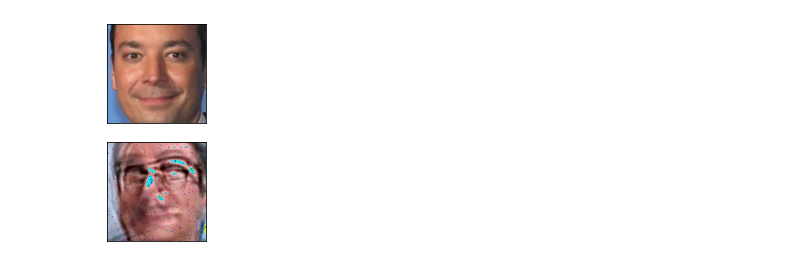
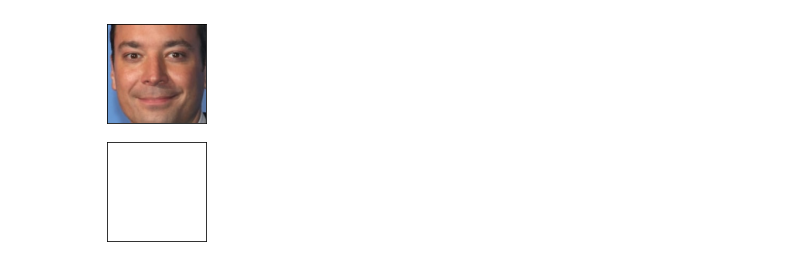
Before and after one commit to gandhiarjun/deepfake-generation, a Jupyter notebook: Auto_Encoders.ipynb, the cells around one changed output. Cells and saved outputs as stored; diff of their text form; code cells hidden in the pictures.

Commit message:
updated auto-encoder, outputs nothing :(

```diff
--- a/Auto_Encoders.ipynb
+++ b/Auto_Encoders.ipynb
@@ -47,5 +219,4 @@ class AE(nn.Module):
 # %%
-# /content/drive/MyDrive/UMDCP/CMSC/CMSC472/JohnOliver1-cropped-face-crop
 class AEDataset(Dataset):
     def __init__(self, file_path):
         self.file_path = file_path
@@ -56,10 +227,6 @@ class AEDataset(Dataset):
             if filename.endswith(".jpg"):
                 img = cv2.imread(file_path + '/'+filename)
                 img = cv2.resize(img,(128,128))
-
-                # grayImage = cv2.cvtColor(img, cv2.COLOR_BGR2GRAY)
-                # (thresh, blackAndWhiteImage) = cv2.threshold(grayImage, 127, 255, cv2.THRESH_BINARY)
-
                 temp.append(img)
 
                 if count % 100 == 0: print(str(count) + ' images done')
@@ -67,19 +234,15 @@ class AEDataset(Dataset):
                 count += 1
         print(len(temp))
         self.x = torch.tensor(temp,dtype=torch.float32)
+        self.x = self.x.view(self.x.shape[0],3,self.x.shape[1],self.x.shape[2])
         print(self.x[0].shape)
-        self.x = torch.flatten(self.x,1)
+        # self.x = torch.flatten(self.x,1)
         print(self.x.shape)
     def __len__(self):
         return len(self.x)
 
     def __getitem__(self, idx):
-        ## return image, and, if not test mode, the label at the given index
-        ## valid formats include:
-        ## {'image': image, 'label': label}
-        ## image, label
-        ## where image and label have both been converted to torch.Tensors
-        image = self.x[idx].clone().detach()
+        image = self.x[idx].clone().detach()/255
         return image
 # %%
 from google.colab import drive
@@ -89,15 +252,15 @@ Drive already mounted at /content/drive; to attempt to forcibly remount, call dr
 # %%
 # hyperparameters
-epochs = 500
-learning_rate = 0.001
-batch_size = 50
+epochs = 10
+learning_rate = 0.01
+batch_size = 100
 # %%
 #  use gpu if available
 device = torch.device("cuda" if torch.cuda.is_available() else "cpu")
 
 # create a model from `AE` autoencoder class
 # load it to the specified device, either gpu or cpu
-model = AE(input_shape=128*128*3).to(device)
+model = AE(input_shape=3).to(device)
 
 # create an optimizer object
 # Adam optimizer with learning rate 1e-3
@@ -147,10 +308,10 @@ torch.Size([1, 49152])
 training_len = len(train_loader)
 for epoch in range(epochs):
     loss = 0
+    model.train()
     for idx, batch_features in enumerate(train_loader):
         # reshape mini-batch data to [N, 784] matrix
         # load it to the active device
-        # batch_features = batch_features.view(-1, 163840).to(device)
         batch_features = batch_features.cuda()
         # reset the gradients back to zero
         # PyTorch accumulates gradients on subsequent backward passes
@@ -160,6 +321,7 @@ for epoch in range(epochs):
         outputs = model(batch_features)
 
         # compute training reconstruction loss
+        # print(outputs.shape,batch_features.shape)
         train_loss = criterion(outputs, batch_features)
 
         # compute accumultrain_loaderated gradients
@@ -206,21 +360,21 @@ with torch.no_grad():
 # %%
 with torch.no_grad():
     number = 1
     plt.figure(figsize=(20, 4))
     for index in range(number):
         # display original
         ax = plt.subplot(2, number, index + 1)
-        plt.imshow((test_examples[index].cpu().detach().numpy().reshape(128, 128, 3)).astype(np.uint8))
+        plt.imshow((test_examples[index].cpu().detach().numpy().reshape(128, 128, 3)*(255)).astype(np.uint8))
         plt.gray()
         ax.get_xaxis().set_visible(False)
         ax.get_yaxis().set_visible(False)
 
         # display reconstruction
         ax = plt.subplot(2, number, index + 1 + number)
-        plt.imshow(((reconstruction[index].numpy().reshape(128, 128, 3))).astype(np.uint8))
+        plt.imshow(((reconstruction[index].numpy().reshape(128, 128,3))*255).astype(np.uint8))
         plt.gray()
         ax.get_xaxis().set_visible(False)
         ax.get_yaxis().set_visible(False)
     plt.show()
 # %% [output]
-[figure, old version]
+[figure, new version]
```
Also changed, not shown: parts of 7 cells of this notebook.
